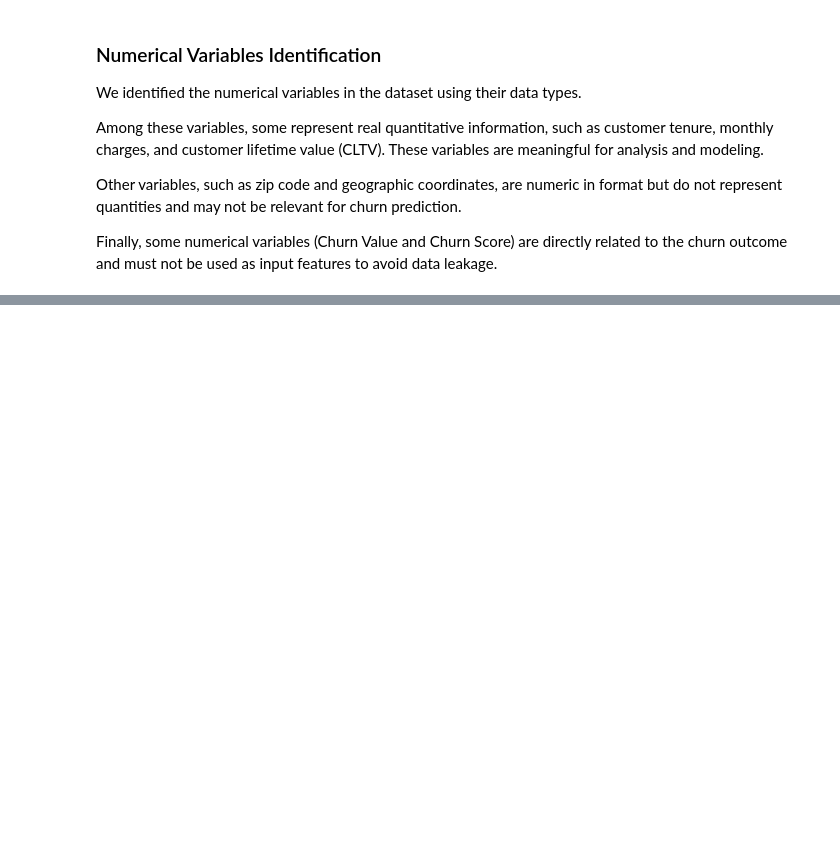
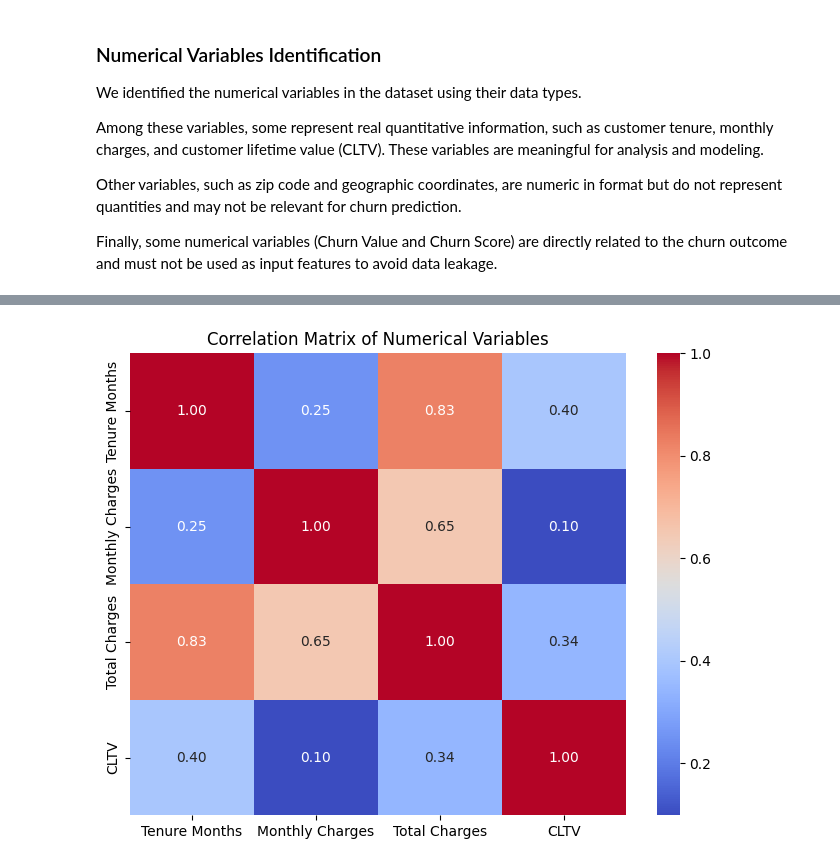
Before and after one commit to AdrienDuval/Customer-Churn-Analysis-and-Segmentation-in-a-Telecom, a Jupyter notebook: notebooks/01_eda.ipynb, the cells around one changed output, grey strips where cells are left out. Saved outputs shown, nothing was run; the diff lists cells and outputs as text; code cells hidden in the pictures; blank space fills up the shorter version.

```diff
--- a/notebooks/01_eda.ipynb
+++ b/notebooks/01_eda.ipynb
@@ -151,0 +240,19 @@ plt.show()
+# %%
+import seaborn as sns
+import matplotlib.pyplot as plt
+
+num_vars = ["Tenure Months", "Monthly Charges", "Total Charges", "CLTV"]
+
+corr_matrix = df_eda[num_vars].corr()
+
+plt.figure(figsize=(8, 6))
+sns.heatmap(
+    corr_matrix,
+    annot=True,
+    cmap="coolwarm",
+    fmt=".2f"
+)
+plt.title("Correlation Matrix of Numerical Variables")
+plt.show()
+# %% [output]
+[figure, added]
```
Also changed, not shown: parts of 8 cells of this notebook.
